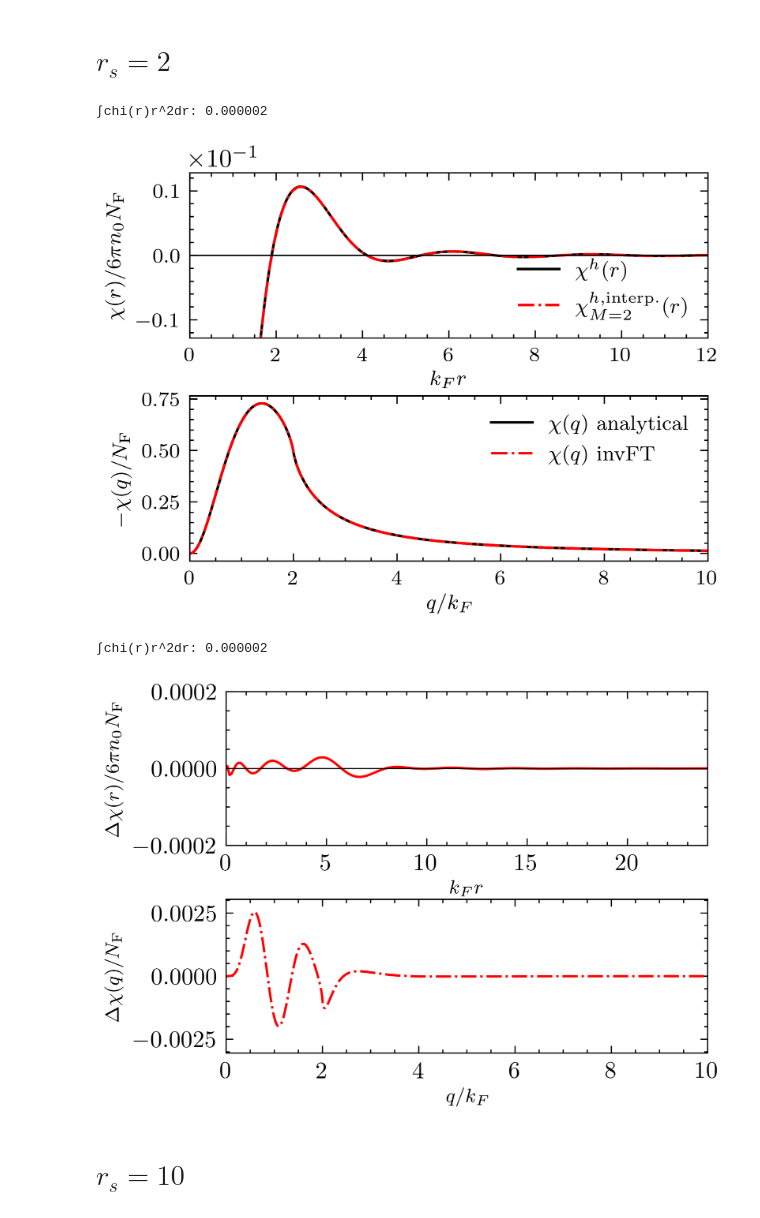
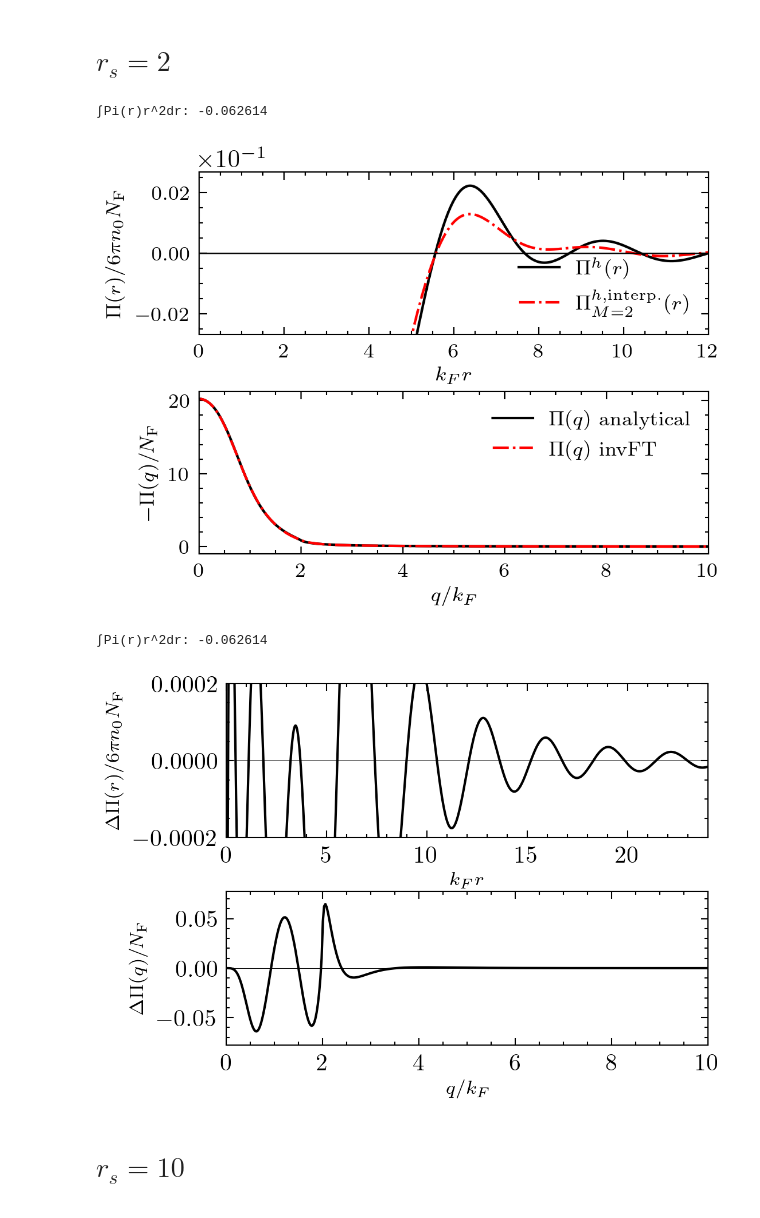
Before and after one commit to moegunes/chi_interpolation, a Jupyter notebook: check_chi.ipynb, the cells around one changed output. Drawn from its saved outputs; the diff is of its cells as text; code cells hidden in the pictures.

```diff
--- a/check_chi.ipynb
+++ b/check_chi.ipynb
@@ -16,15 +16,15 @@ parameters=load_dict('parameters')
 # %% [markdown]
 # $r_s = 2$
 # %%
-plot_chi(r, q,parameters,rs=1,error=0)
+plot_chi(r, q,parameters,rs=5,error=0)
 # %% [output]
-∫chi(r)r^2dr: 0.000002
+∫Pi(r)r^2dr: -0.062614
-[figure, old version]
+[figure, new version]
 # %%
-plot_chi(r, q,parameters,rs=1,error=1)
+plot_chi(r, q,parameters,rs=5,error=1)
 # %% [output]
-∫chi(r)r^2dr: 0.000002
+∫Pi(r)r^2dr: -0.062614
-[figure, old version]
+[figure, new version]
 # %% [markdown]
 # $r_s = 10$
 # %%
```
Also changed, not shown: parts of 1 cell of this notebook, 10 other files.
